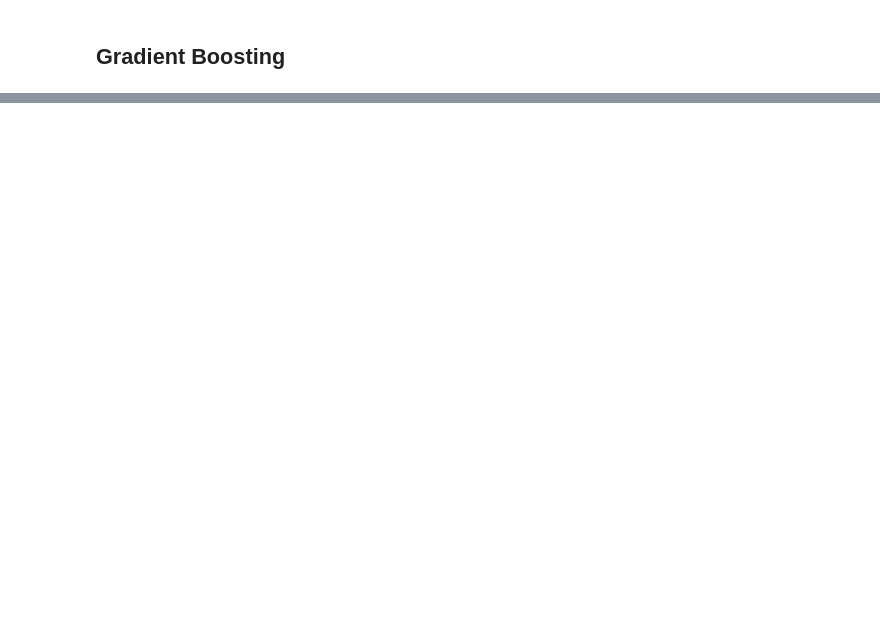
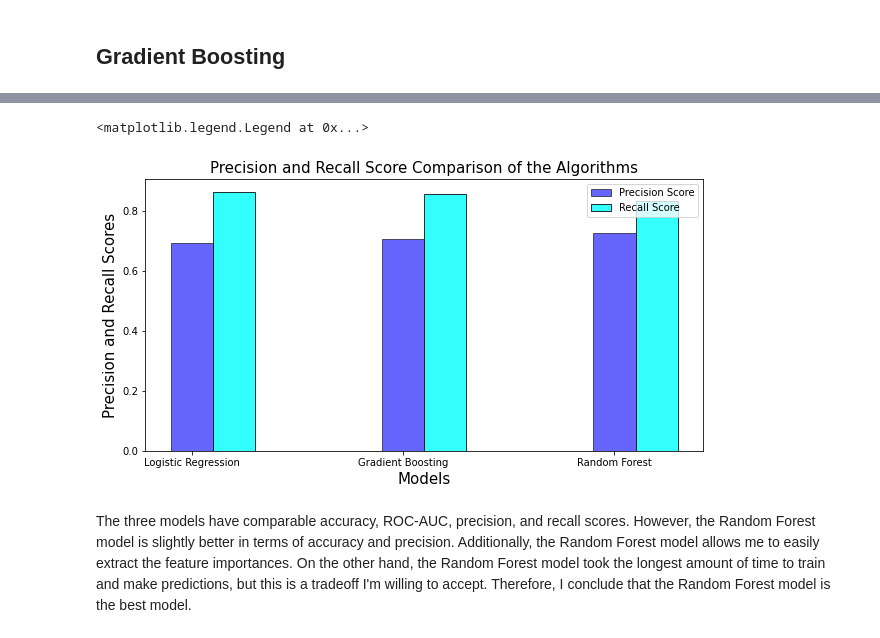
Before and after one commit to ldell7/InstacartRecommendation, a Jupyter notebook: notebooks/02_feature_engineering_modeling.ipynb, the cells around one changed output, grey strips where cells are left out. Cells and saved outputs as stored; diff of their text form; code cells hidden in the pictures; blank space fills up the shorter version.

```diff
--- a/notebooks/02_feature_engineering_modeling.ipynb
+++ b/notebooks/02_feature_engineering_modeling.ipynb
@@ -361,0 +479,3 @@ KeyboardInterrupt:
+# %%
+recall_rf = recall_score(y_test,y_pred_rf)
+print(recall_rf)
@@ -361,0 +534,5 @@ KeyboardInterrupt:
+# %%
+precision_scores = [precision_lr,precision_gb,precision_rf]
+precision_tab = pd.DataFrame(list(zip(labels, precision_scores)),
+               columns =['Algorithm', 'Model Precision Score'])
+precision_tab
@@ -361,0 +544,5 @@ KeyboardInterrupt:
+# %%
+recall_scores = [recall_lr,recall_gb,recall_rf]
+recall_tab = pd.DataFrame(list(zip(labels, recall_scores)),
+               columns =['Algorithm', 'Model Recall Score'])
+recall_tab
@@ -361,0 +587,17 @@ KeyboardInterrupt:
+# %%
+# Plotting and comparing precision and recall scores
+index=[1,2,3]
+index_acc=[1.2,2.2,3.2]
+plt.figure(figsize=(10,5))
+plt.xlabel('Models',fontsize=15)
+plt.ylabel ('Precision and Recall Scores',fontsize=15)
+plt.title('Precision and Recall Score Comparison of the Algorithms',fontsize=15)
+_=plt.bar(index,precision_scores,color='b',alpha=0.6,label='Precision Score',edgecolor='k',width=0.2)
+_=plt.bar(index_acc,recall_scores,color='cyan',alpha=0.8,label='Recall Score',edgecolor='k',width=0.2)
+plt.xticks([1,2,3], labels)
+plt.legend()
+# %% [output]
+<matplotlib.legend.Legend at 0x...>
+[figure, added]
+# %% [markdown]
+The three models have comparable accuracy, ROC-AUC, precision, and recall scores. However, the Random Forest model is slightly better in terms of accuracy and precision. Additionally, the Random Forest model allows me to easily extract the feature importances. On the other hand, the Random Forest model took the longest amount of time to train and make predictions, but this is a tradeoff I'm willing to accept. Therefore, I conclude that the Random Forest model is the best model.
```
Also changed, not shown: parts of 43 cells of this notebook.
